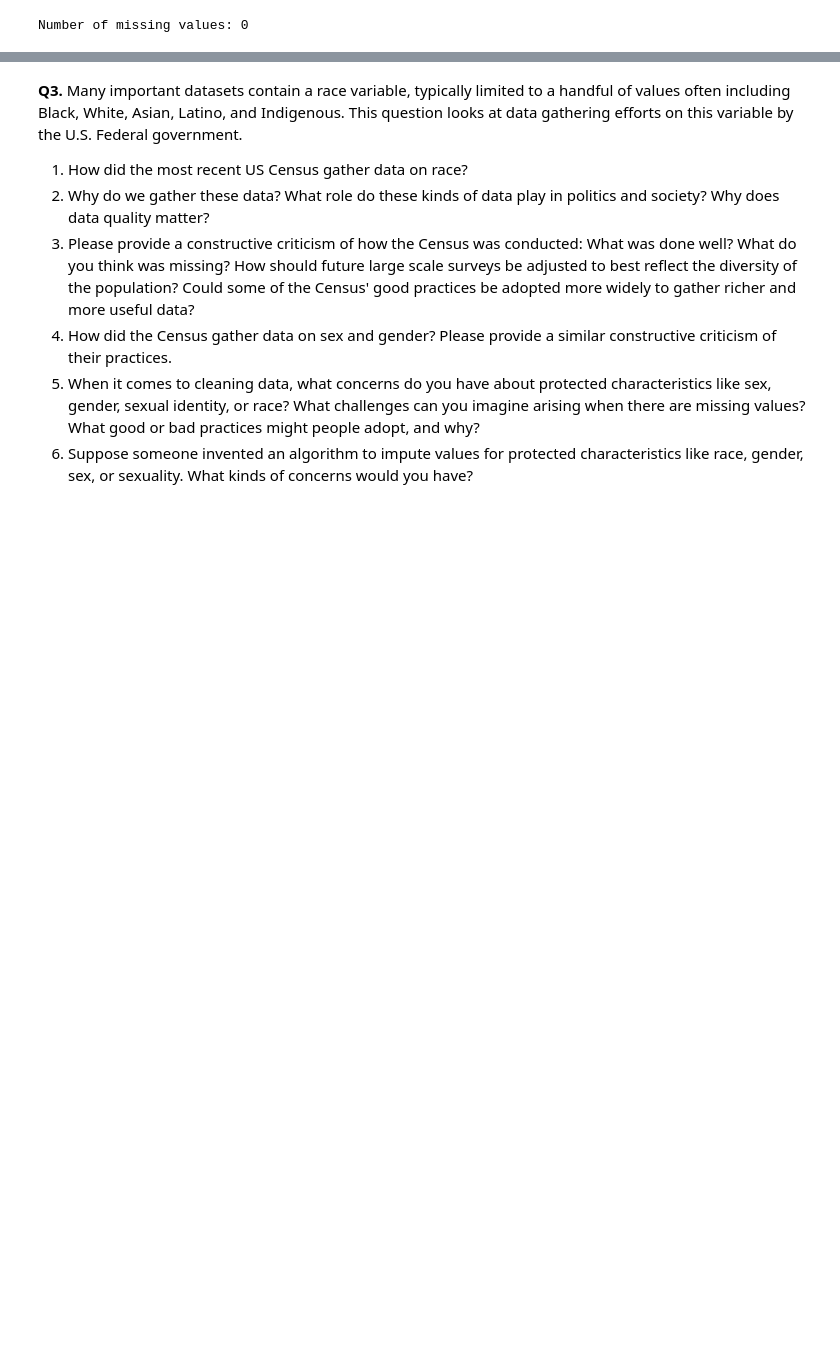
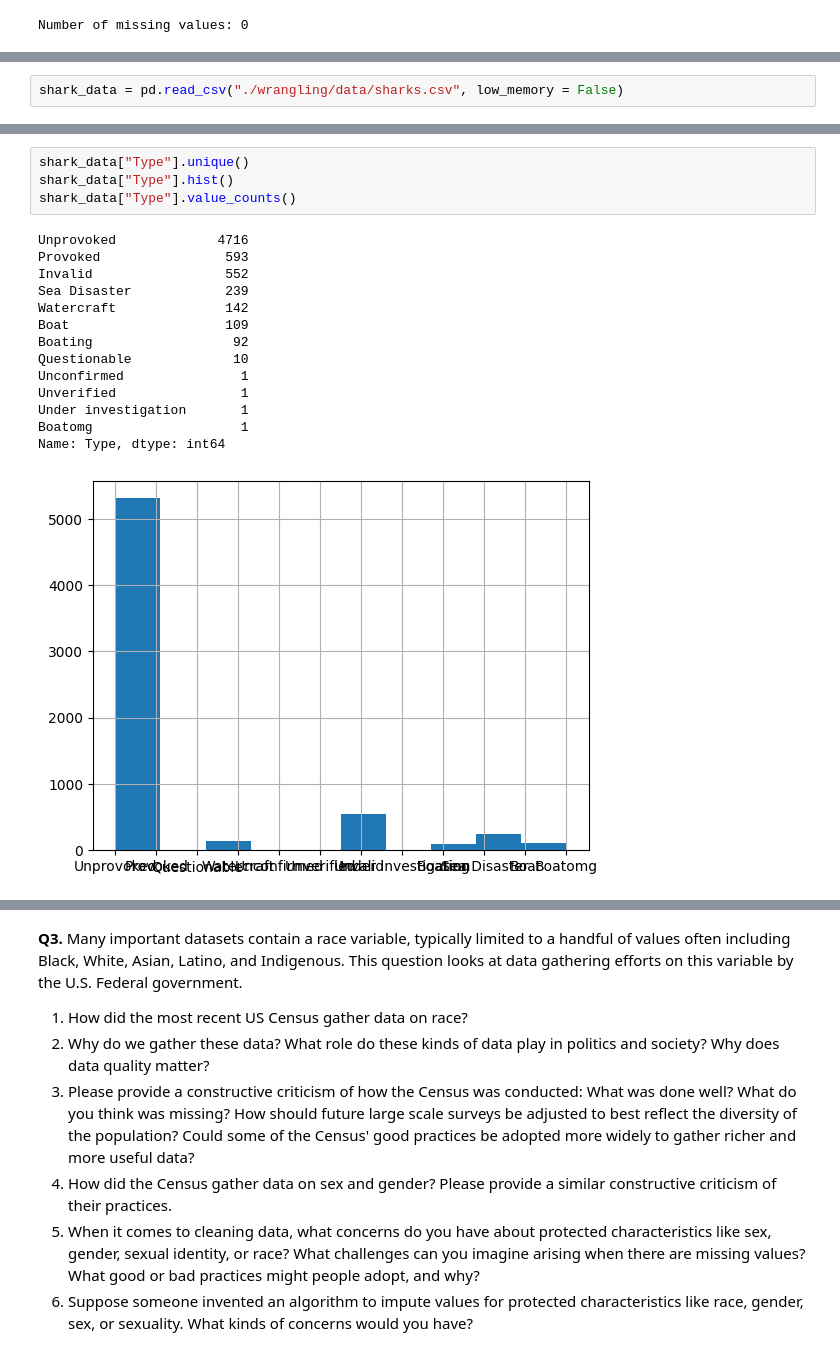
Before and after one commit to tkj9ep/wrangling, a Jupyter notebook: assignment/assignment.ipynb, the cells around one changed output, grey strips where cells are left out. Drawn from its saved outputs; the diff is of its cells as text; blank space fills up the shorter version.

```diff
--- a/assignment/assignment.ipynb
+++ b/assignment/assignment.ipynb
@@ -129,0 +142,2 @@ Number of missing values: 0
+# %%
+shark_data = pd.read_csv("./wrangling/data/sharks.csv", low_memory = False)
@@ -129,0 +154,19 @@ Number of missing values: 0
+# %%
+shark_data["Type"].unique()
+shark_data["Type"].hist()
+shark_data["Type"].value_counts()
+# %% [output]
+Unprovoked             4716
+Provoked                593
+Invalid                 552
+Sea Disaster            239
+Watercraft              142
+Boat                    109
+Boating                  92
+Questionable             10
+Unconfirmed               1
+Unverified                1
+Under investigation       1
+Boatomg                   1
+Name: Type, dtype: int64
+[figure, added]
```
Also changed, not shown: parts of 16 cells of this notebook.
